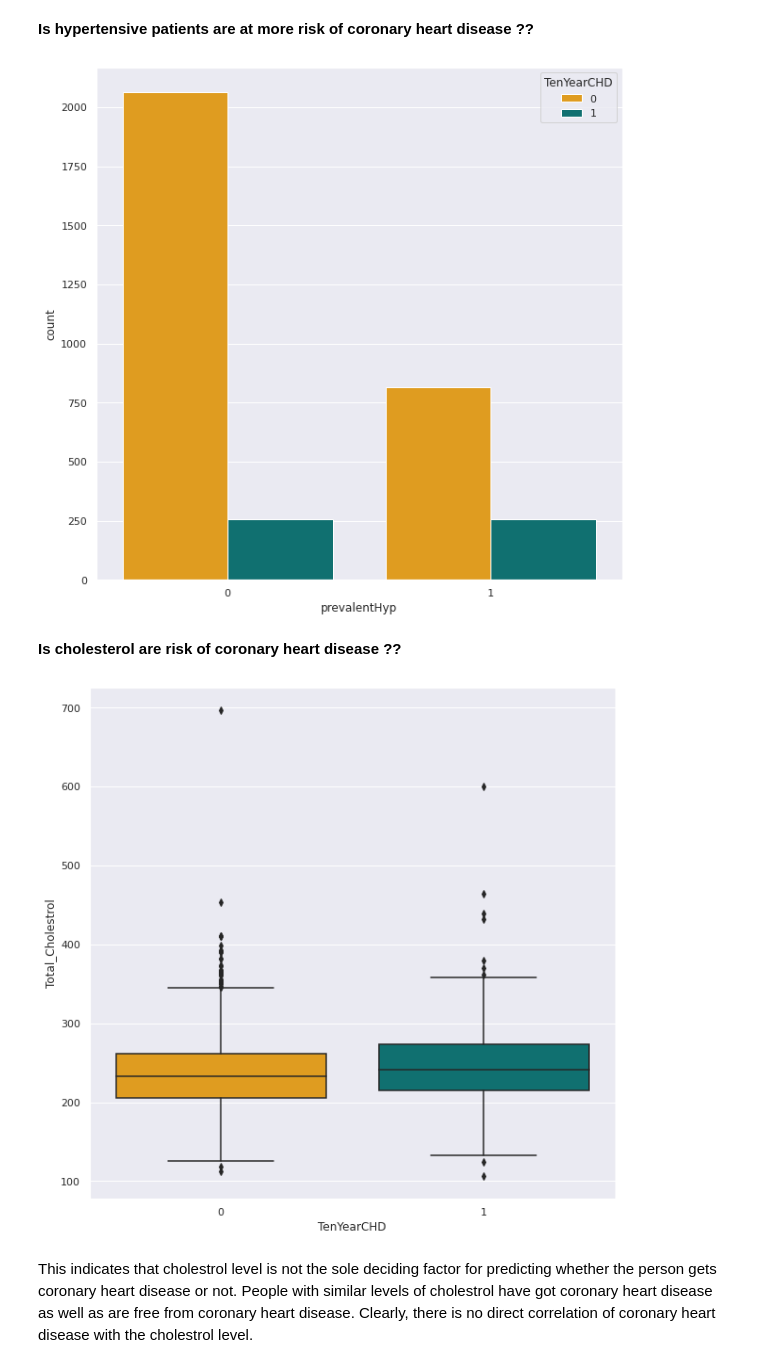
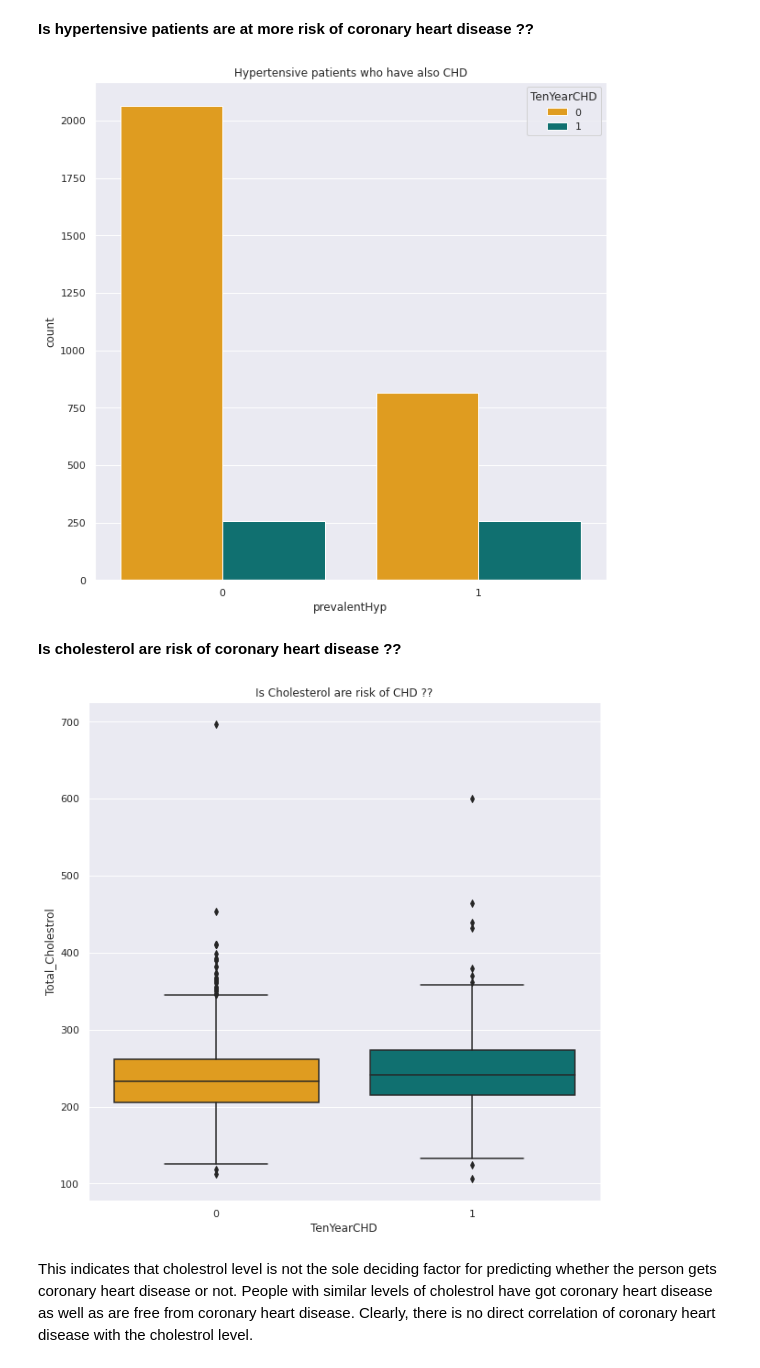
Before and after one commit to ameenattar92/Cardiovascular-Risk-Prediction, a Jupyter notebook: Hrithik_Cardiovascular_Risk_Prediction_Capstone_Project.ipynb, the cells around one changed output. Saved outputs shown, nothing was run; the diff lists cells and outputs as text; code cells hidden in the pictures.

```diff
--- a/Hrithik_Cardiovascular_Risk_Prediction_Capstone_Project.ipynb
+++ b/Hrithik_Cardiovascular_Risk_Prediction_Capstone_Project.ipynb
@@ -462,16 +479,22 @@ sns.boxplot(x = cvs_df['sex'], y = cvs_df['age'], hue = cvs_df['TenYearCHD'], pa
 # %%
 plt.figure(figsize = (10,10))
 my_palette = {0 : 'orange' , 1 : 'teal'}
-sns.countplot(x = cvs_df['prevalentHyp'], hue = cvs_df['TenYearCHD'], palette = my_palette); plt.show()
+sns.countplot(x = cvs_df['prevalentHyp'], hue = cvs_df['TenYearCHD'], palette = my_palette)
+plt.title("Hypertensive patients who have also CHD")
+
+plt.show()
 # %% [output]
-[figure, old version]
+[figure, new version]
 # %% [markdown]
 **Is cholesterol are risk of coronary heart disease ??**
 # %%
 plt.figure(figsize = (10,10))
-sns.boxplot(cvs_df['TenYearCHD'], cvs_df['Total_Cholestrol'], palette = my_palette); plt.show()
+sns.boxplot(cvs_df['TenYearCHD'], cvs_df['Total_Cholestrol'], palette = my_palette)
+plt.title("Is Cholesterol are risk of CHD ??")
+
+plt.show()
 # %% [output]
-[figure, old version]
+[figure, new version]
 # %% [markdown]
 This indicates that cholestrol level is not the sole deciding factor for predicting whether the person gets coronary heart disease or not. People with similar levels of cholestrol have got coronary heart disease as well as are free from coronary heart disease. Clearly, there is no direct correlation of coronary heart disease with the cholestrol level.
 # %% [markdown]
```
Also changed, not shown: parts of 8 cells of this notebook.
